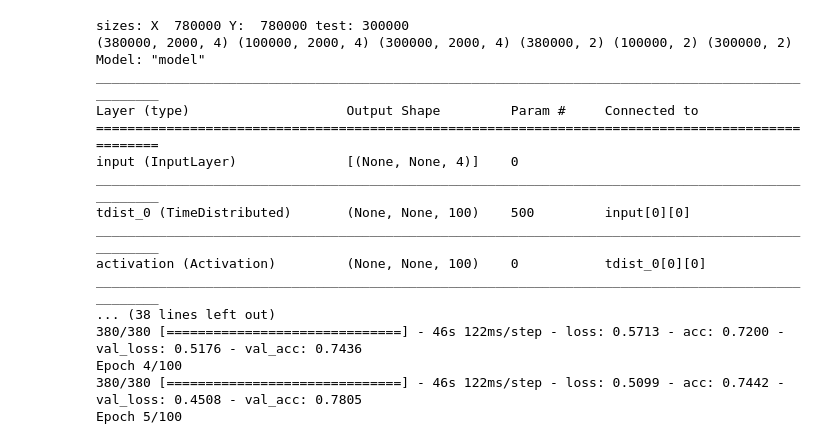
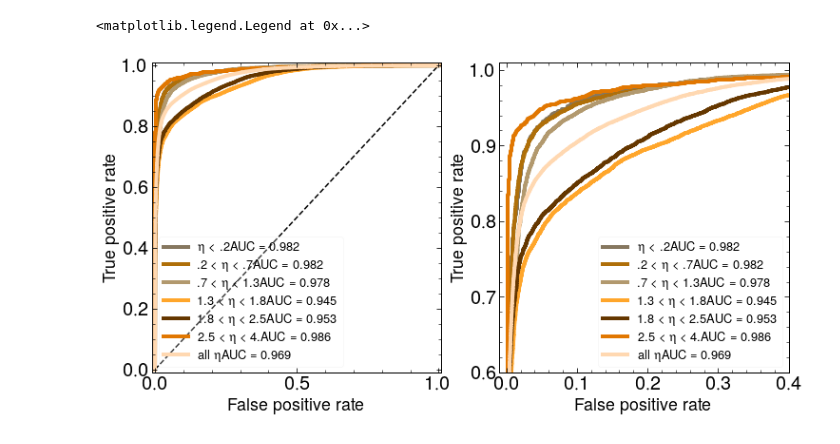
Before and after one commit to KaelaDouglas/LCStudies, a Jupyter notebook: classifier/Week7_part1.ipynb, the cells around one changed output. Saved outputs shown, nothing was run; the diff lists cells and outputs as text; code cells hidden in the pictures.

```diff
--- a/classifier/Week7_part1.ipynb
+++ b/classifier/Week7_part1.ipynb
@@ -30,5 +35,21 @@ X_glob = file['arr_3']
+# %%
+#extract data
+X_pipm = pipm_med['X']
+X_pi0 = pi0_med['X']
+
+Y_label_pipm = pipm_med['Y_label']
+Y_label_pi0 = pi0_med['Y_label']
+
+clus_eta_pipm = pipm_med['clus_eta']
+clus_eta_pi0 = pi0_med['clus_eta']
+# %%
+#select size of datasets
+X_all = np.concatenate((X_pipm[:390000], X_pi0[:390000]))
+Y_all = tf.keras.utils.to_categorical(np.concatenate((Y_label_pipm[:390000],Y_label_pi0[:390000])))
+eta = np.concatenate((clus_eta_pipm[:390000], clus_eta_pi0[:390000]))
+X_glob = np.concatenate((clus_eta_pipm[:390000], clus_eta_pi0[:390000]))
 # %%
-model = tf.keras.models.load_model('./w6_pfn_bigtest.hdf5')
+model = tf.keras.models.load_model('./w6_pfn4')
 # %%
 #rerun in order to examine 'best' model (this was produced in a different notebook)
-(X_train, X_val, X_test, Y_train, Y_val, Y_test, X_glob_tr, X_glob_val, X_glob_te, eta_train, eta_val, eta_test) = data_split(X_all, Y_all, X_glob, eta, val=100000, test=300000)
+(X_train, X_val, X_test, Y_train, Y_val, Y_test, X_glob_tr, X_glob_val, X_glob_te, eta_train, eta_val, eta_test) = data_split(X_all, Y_all, X_glob, eta, val=100000, test=100000)
@@ -202,20 +100,35 @@ def modelNmetrics_noglob(X_cell, Y, eta, epochs, batch_size, val_size, test_size
-# %%
-history_nog, fp_nog, tp_nog, auc_nog, selecs_nog = modelNmetrics_noglob(X_all, Y_all, eta, 100, 1000, 100000, 300000)
-# %% [output]
-sizes: X  780000 Y:  780000 test: 300000
-(380000, 2000, 4) (100000, 2000, 4) (300000, 2000, 4) (380000, 2) (100000, 2) (300000, 2)
-Model: "model"
-__________________________________________________________________________________________________
-Layer (type)                    Output Shape         Param #     Connected to
-==================================================================================================
-input (InputLayer)              [(None, None, 4)]    0
-__________________________________________________________________________________________________
-tdist_0 (TimeDistributed)       (None, None, 100)    500         input[0][0]
-__________________________________________________________________________________________________
-activation (Activation)         (None, None, 100)    0           tdist_0[0][0]
-__________________________________________________________________________________________________
-... (38 lines left out)
-380/380 [==============================] - 46s 122ms/step - loss: 0.5713 - acc: 0.7200 - val_loss: 0.5176 - val_acc: 0.7436
-Epoch 4/100
-380/380 [==============================] - 46s 122ms/step - loss: 0.5099 - acc: 0.7442 - val_loss: 0.4508 - val_acc: 0.7805
-Epoch 5/100
+# %%
+labs = ['$\eta$ < .2', '.2 < $\eta$ < .7', '.7 < $\eta$ < 1.3', '1.3 < $\eta$ < 1.8','1.8 < $\eta$ < 2.5', '2.5 < $\eta$ < 4.', 'all $\eta$']
+
+fig2, (ax3, ax4) = plt.subplots(1,2, figsize=[12,6])
+
+ax3.set_xlim(-.01,1.01)
+ax3.set_ylim(-.01,1.01)
+ax3.plot([0, 1], [0, 1], 'k--')
+ax3.plot(fps[0], tps[0], c='xkcd:brownish grey', linewidth=4, label=labs[0] + 'AUC = %.3f '%aucs[0])
+ax3.plot(fps[1], tps[1], c='xkcd:caramel', linewidth=4, label=labs[1] + 'AUC = %.3f '%aucs[1])
+ax3.plot(fps[2], tps[2], c='xkcd:dust', linewidth=4, label=labs[2] + 'AUC = %.3f '%aucs[2])
+ax3.plot(fps[3], tps[3], c='xkcd:mango', linewidth=4, label=labs[3] + 'AUC = %.3f '%aucs[3])
+ax3.plot(fps[4], tps[4], c='xkcd:brown', linewidth=4, label=labs[4] + 'AUC = %.3f '%aucs[4])
+ax3.plot(fps[5], tps[5], c='xkcd:pumpkin', linewidth=4, label=labs[5] + 'AUC = %.3f '%aucs[5])
+ax3.plot(fps[6], tps[6], c='xkcd:light peach', linewidth=4, label=labs[6] + 'AUC = %.3f '%aucs[6])
+ax3.set_ylabel('True positive rate')
+ax3.set_xlabel('False positive rate')
+ax3.legend()
+
+ax4.set_xlim(-.01,.4)
+ax4.set_ylim(.6,1.01)
+ax4.plot([0, 1], [0, 1], 'k--')
+ax4.plot(fps[0], tps[0], c='xkcd:brownish grey', linewidth=4, label=labs[0] + 'AUC = %.3f '%aucs[0])
+ax4.plot(fps[1], tps[1], c='xkcd:caramel', linewidth=4, label=labs[1] + 'AUC = %.3f '%aucs[1])
+ax4.plot(fps[2], tps[2], c='xkcd:dust', linewidth=4, label=labs[2] + 'AUC = %.3f '%aucs[2])
+ax4.plot(fps[3], tps[3], c='xkcd:mango', linewidth=4, label=labs[3] + 'AUC = %.3f '%aucs[3])
+ax4.plot(fps[4], tps[4], c='xkcd:brown', linewidth=4, label=labs[4] + 'AUC = %.3f '%aucs[4])
+ax4.plot(fps[5], tps[5], c='xkcd:pumpkin', linewidth=4, label=labs[5] + 'AUC = %.3f '%aucs[5])
+ax4.plot(fps[6], tps[6], c='xkcd:light peach', linewidth=4, label=labs[6] + 'AUC = %.3f '%aucs[6])
+ax4.set_ylabel('True positive rate')
+ax4.set_xlabel('False positive rate')
+ax4.legend()
+# %% [output]
+<matplotlib.legend.Legend at 0x...>
+[figure, added]
```
Also changed, not shown: parts of 15 cells of this notebook, 12 other files.
